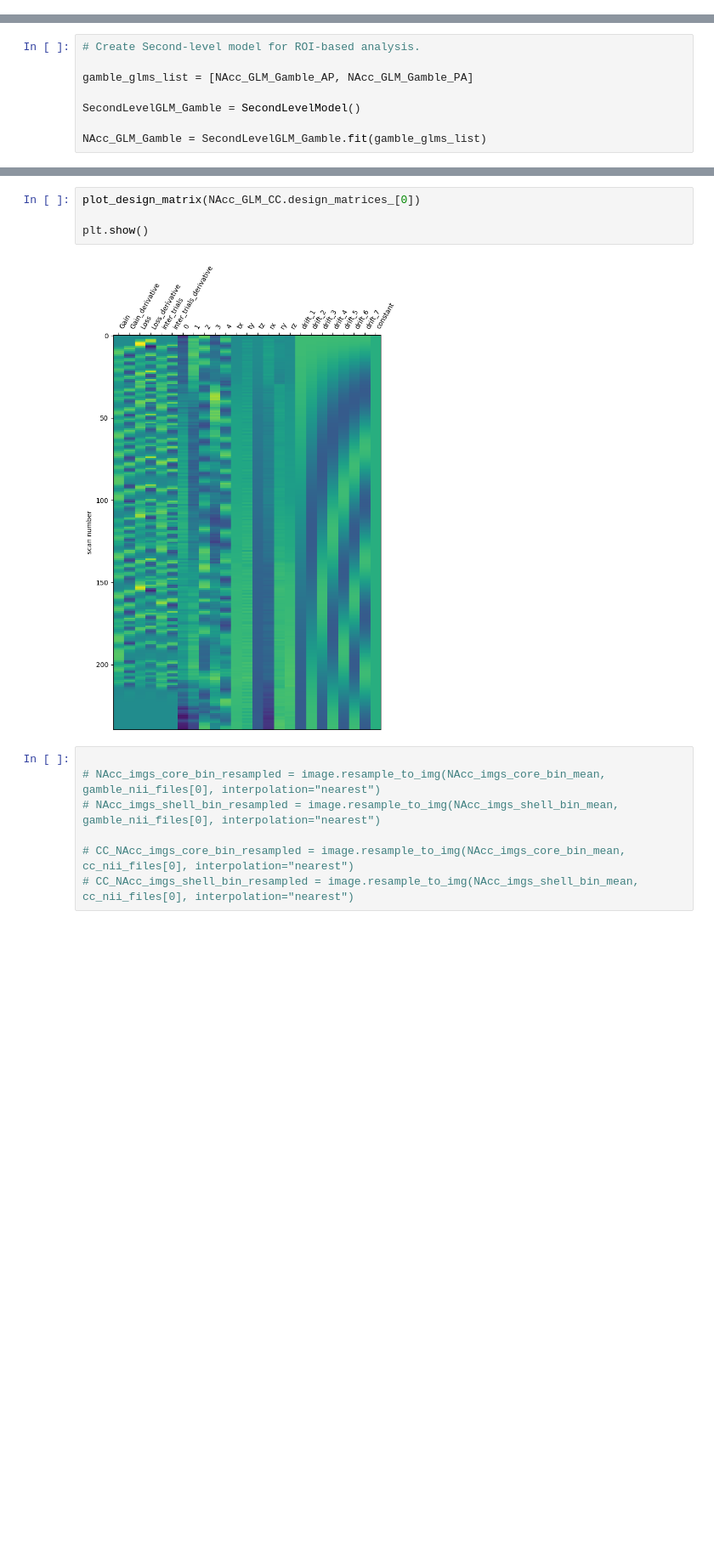
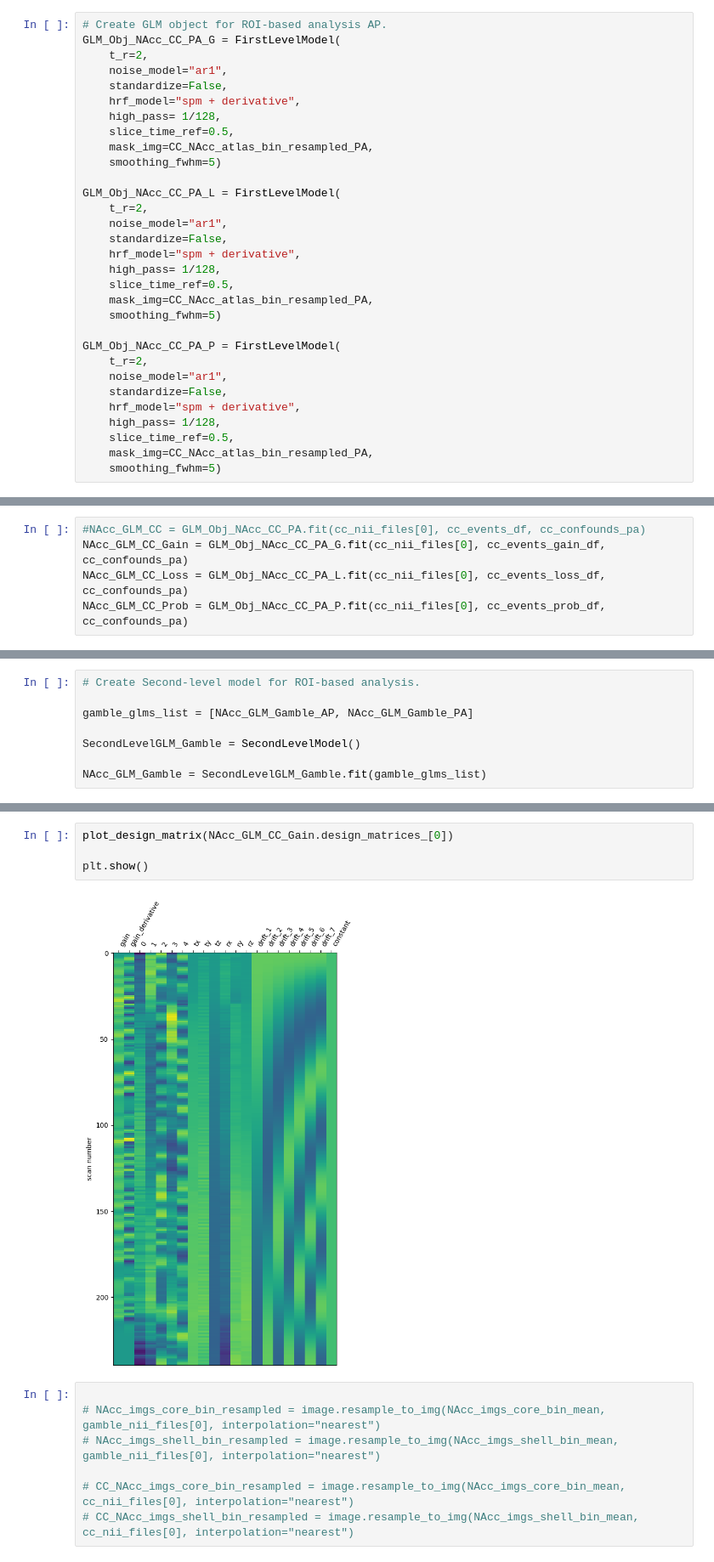
Before and after one commit to LuisA00/Analysis_Playground, a Jupyter notebook: NAcc_Affect/sub15_Gambling_ColumbiaCards.ipynb, the cells around one changed output, grey strips where cells are left out. Shown at 85% size. Saved outputs shown, nothing was run; the diff lists cells and outputs as text; blank space fills up the shorter version.

```diff
--- a/NAcc_Affect/sub15_Gambling_ColumbiaCards.ipynb
+++ b/NAcc_Affect/sub15_Gambling_ColumbiaCards.ipynb
@@ -313,6 +320,37 @@ GLM_Obj_NAcc_CC_PA = FirstLevelModel(
 #     slice_time_ref=0.5,
 #     mask_img=mask_img,
 #     smoothing_fwhm=5)
+# %%
+# Create GLM object for ROI-based analysis AP.
+GLM_Obj_NAcc_CC_PA_G = FirstLevelModel(
+    t_r=2,
+    noise_model="ar1",
+    standardize=False,
+    hrf_model="spm + derivative",
+    high_pass= 1/128,
+    slice_time_ref=0.5,
+    mask_img=CC_NAcc_atlas_bin_resampled_PA,
+    smoothing_fwhm=5)
+
+GLM_Obj_NAcc_CC_PA_L = FirstLevelModel(
+    t_r=2,
+    noise_model="ar1",
+    standardize=False,
+    hrf_model="spm + derivative",
+    high_pass= 1/128,
+    slice_time_ref=0.5,
+    mask_img=CC_NAcc_atlas_bin_resampled_PA,
+    smoothing_fwhm=5)
+
+GLM_Obj_NAcc_CC_PA_P = FirstLevelModel(
+    t_r=2,
+    noise_model="ar1",
+    standardize=False,
+    hrf_model="spm + derivative",
+    high_pass= 1/128,
+    slice_time_ref=0.5,
+    mask_img=CC_NAcc_atlas_bin_resampled_PA,
+    smoothing_fwhm=5)
 # %%
 # Fit GLM model. Note it requires as input the fmri file, the events dataframe, and the confounds dataframe.
 NAcc_GLM_Gamble_AP = GLM_Obj_NAcc_Gamble_AP.fit(gamble_nii_files[0], gamble_events_files[0], gamble_confounds_files[0])
@@ -323,0 +360,5 @@ NAcc_GLM_CC = GLM_Obj_NAcc_CC_PA.fit(cc_nii_files[0], cc_events_df, cc_confounds
+# %%
+#NAcc_GLM_CC = GLM_Obj_NAcc_CC_PA.fit(cc_nii_files[0], cc_events_df, cc_confounds_pa)
+NAcc_GLM_CC_Gain = GLM_Obj_NAcc_CC_PA_G.fit(cc_nii_files[0], cc_events_gain_df, cc_confounds_pa)
+NAcc_GLM_CC_Loss = GLM_Obj_NAcc_CC_PA_L.fit(cc_nii_files[0], cc_events_loss_df, cc_confounds_pa)
+NAcc_GLM_CC_Prob = GLM_Obj_NAcc_CC_PA_P.fit(cc_nii_files[0], cc_events_prob_df, cc_confounds_pa)
@@ -336,11 +381,11 @@ plt.show()
 # %% [output]
 [figure]
 # %%
-plot_design_matrix(NAcc_GLM_CC.design_matrices_[0])
+plot_design_matrix(NAcc_GLM_CC_Gain.design_matrices_[0])
 
 plt.show()
 # %% [output]
-[figure, old version]
+[figure, new version]
 # %%
 
 # NAcc_imgs_core_bin_resampled = image.resample_to_img(NAcc_imgs_core_bin_mean, gamble_nii_files[0], interpolation="nearest")
```
Also changed, not shown: parts of 10 cells of this notebook.
